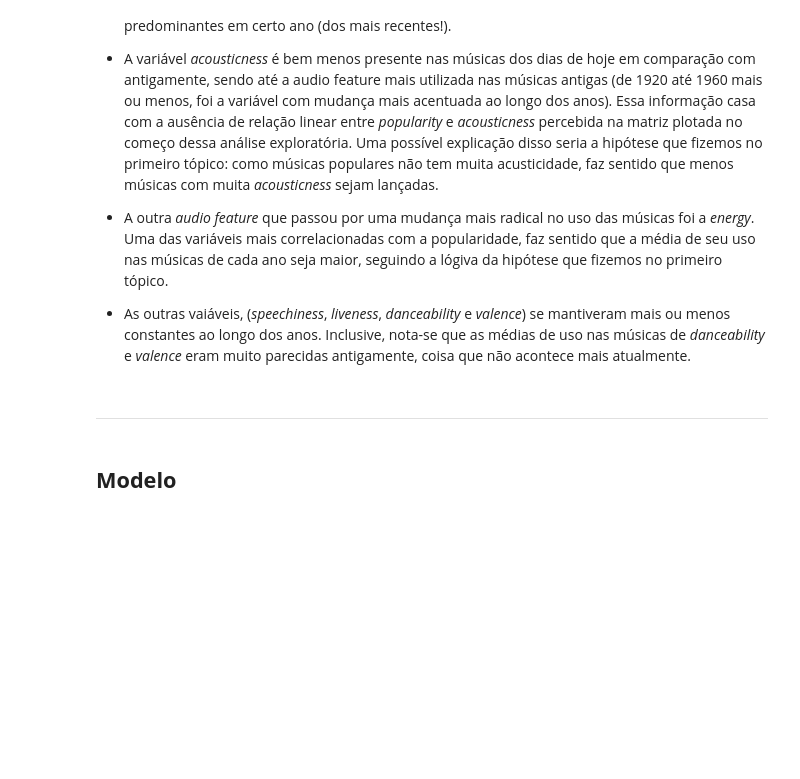
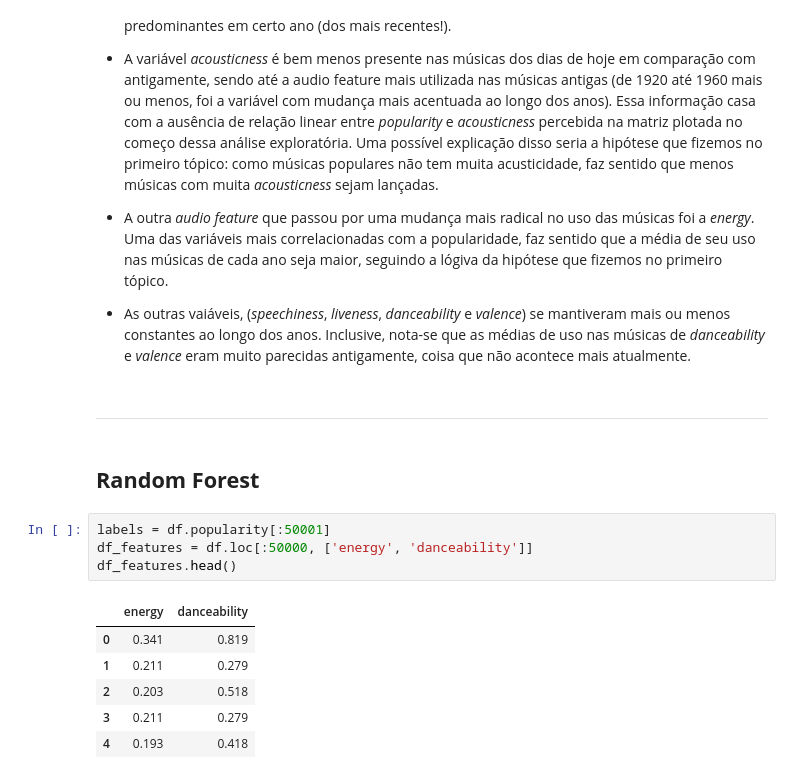
Before and after one commit to MatFreitas/P2-Cdados, a Jupyter notebook: P2.ipynb, the cells around one changed output. Cells and saved outputs as stored; diff of their text form; blank space fills up the shorter version.

Commit message:
Random Forest prototype implementation

```diff
--- a/P2.ipynb
+++ b/P2.ipynb
@@ -151,5 +151,16 @@ Como pontos notáveis do gráfico acima, nota-se:
 * As outras vaiáveis, (_speechiness_, _liveness_,  _danceability_ e _valence_) se mantiveram mais ou menos constantes ao longo dos anos. Inclusive, nota-se que as médias de uso nas músicas de _danceability_ e _valence_ eram muito parecidas antigamente, coisa que não acontece mais atualmente.
 # %% [markdown]
 ___
-# %% [markdown]
-## **Modelo**
+# %% [markdown]
+## **Random Forest**
+# %%
+labels = df.popularity[:50001]
+df_features = df.loc[:50000, ['energy', 'danceability']]
+df_features.head()
+# %% [output]
+|  | energy | danceability |
+| 0 | 0.341 | 0.819 |
+| 1 | 0.211 | 0.279 |
+| 2 | 0.203 | 0.518 |
+| 3 | 0.211 | 0.279 |
+| 4 | 0.193 | 0.418 |
```
Also changed, not shown: parts of 4 cells of this notebook.
